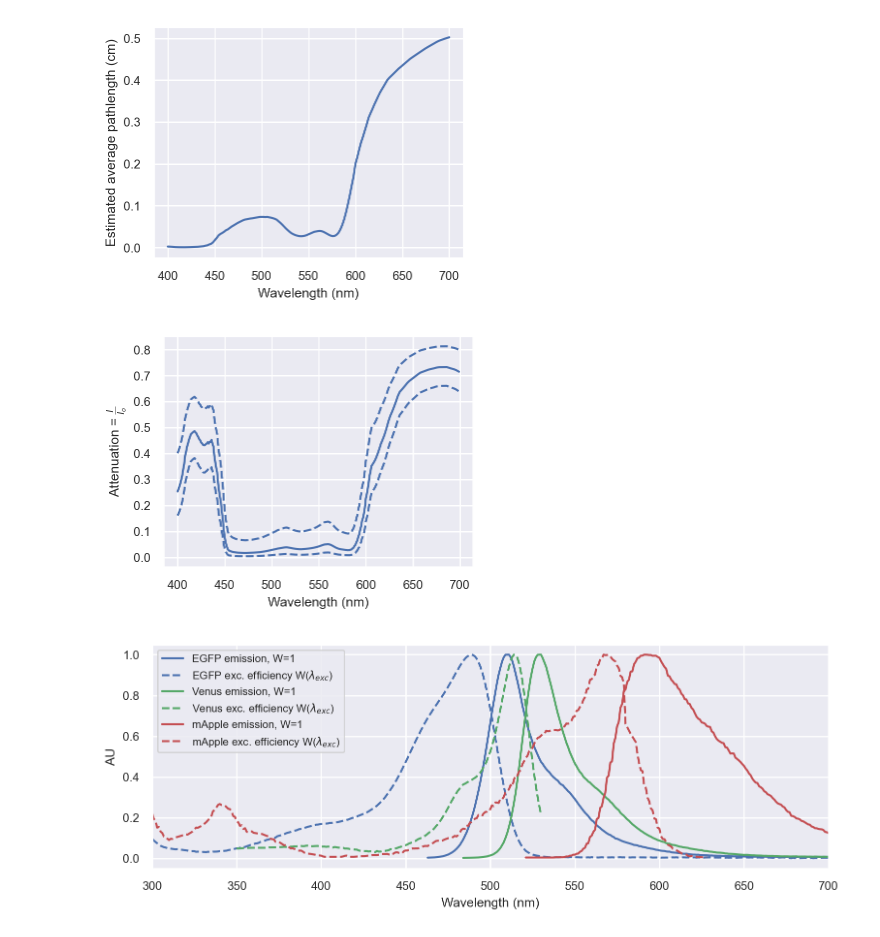
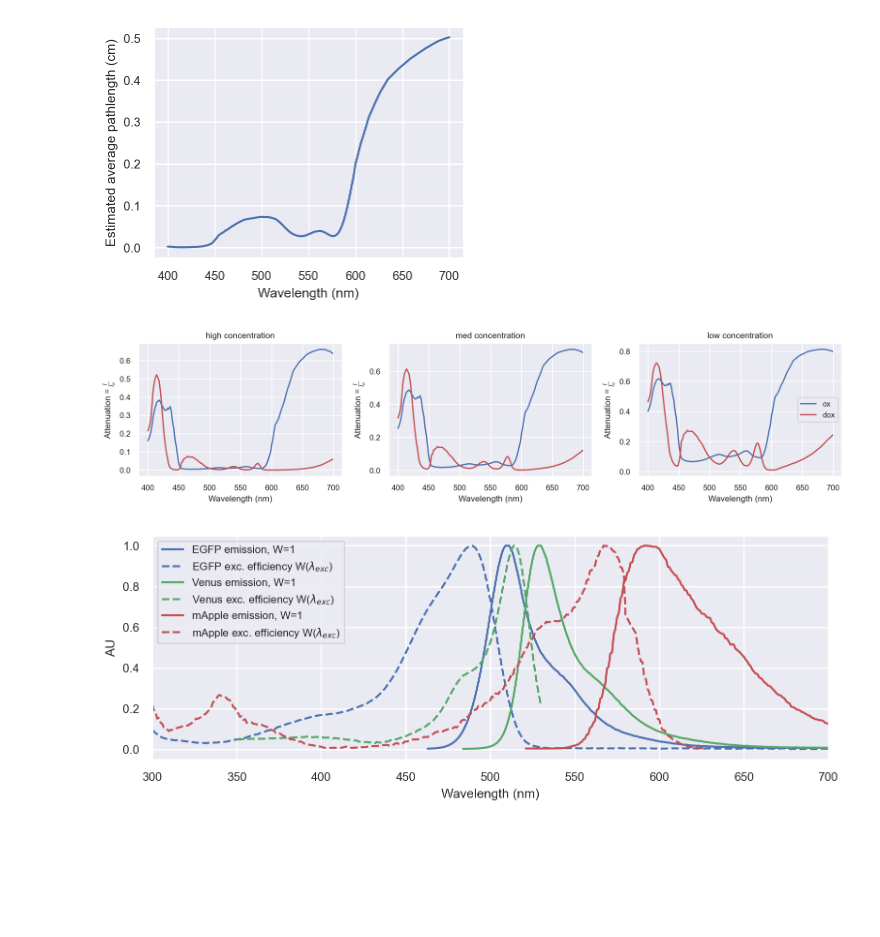
Before and after one commit to AllenInstitute/sourcesep, a Jupyter notebook: notebooks/01_explore_pilot.ipynb, the cells around one changed output. Drawn from its saved outputs; the diff is of its cells as text; code cells hidden in the pictures; blank space fills up the shorter version.

Commit message:
hemodynamics related attenuation plot

```diff
--- a/notebooks/01_explore_pilot.ipynb
+++ b/notebooks/01_explore_pilot.ipynb
@@ -102,27 +102,41 @@ plt.show()
 # %%
 L_arr = np.arange(400,700,1)
 l = np.interp(x=L_arr, xp=df['Wavelength (nm)'], fp=df['Estimated average pathlength (cm)']) # cm
-e = np.interp(x=L_arr, xp=HbAbs['wavelength'],fp=HbAbs['Hb02 (cm-1/M)']) #cm-1.mol-1.L
+e_ox = np.interp(x=L_arr, xp=HbAbs['wavelength'],fp=HbAbs['Hb02 (cm-1/M)']) #cm-1.mol-1.L
+e_dox = np.interp(x=L_arr, xp=HbAbs['wavelength'],fp=HbAbs['Hb (cm-1/M)']) #cm-1.mol-1.L
 M = 64500 # g/mol
 
 x = 150 # g/L
-att_av = np.exp(-1*l*e*x/M)
+att_av = np.exp(-1*l*e_ox*x/M)
+att_av_dox = np.exp(-1*l*e_dox*x/M)
 
 x = 200 # g/L
-att_hi = np.exp(-1*l*e*x/M)
+att_hi = np.exp(-1*l*e_ox*x/M)
+att_hi_dox = np.exp(-1*l*e_dox*x/M)
 
 x = 100 # g/L
-att_lo = np.exp(-1*l*e*x/M)
+att_lo = np.exp(-1*l*e_ox*x/M)
+att_lo_dox = np.exp(-1*l*e_dox*x/M)
 
 
-f, ax = plt.subplots(1,1,figsize=(4,3))
-ax.plot(L_arr,att_hi,'b--')
-ax.plot(L_arr,att_av,'b-')
-ax.plot(L_arr,att_lo,'b--')
-ax.set(xlabel='Wavelength (nm)', ylabel=r'Attenuation = $\frac{I}{I_o}$')
+f, ax = plt.subplots(1,3,figsize=(12,3))
+ax[0].plot(L_arr,att_hi,'b-',     label='ox')
+ax[0].plot(L_arr,att_hi_dox,'r-', label='dox')
+
+ax[1].plot(L_arr,att_av,'b-', label='ox')
+ax[1].plot(L_arr,att_av_dox,'r-', label='dox')
+
+ax[2].plot(L_arr,att_lo,'b-', label='ox')
+ax[2].plot(L_arr,att_lo_dox,'r-', label='dox')
+
+lbl = ['high concentration', 'med concentration', 'low concentration']
+for i,a in enumerate(ax):
+    a.set(xlabel='Wavelength (nm)', ylabel=r'Attenuation = $\frac{I}{I_o}$', title=lbl[i])
+plt.tight_layout()
+plt.legend()
 plt.show()
 # %% [output]
-[figure, old version]
+[figure, new version]
 # %%
 f, ax = plt.subplots(1,1,figsize=(9,3))
 ax.plot(EGFP['wavelength'], EGFP['EGFP em'], '-', c='b',label=r'EGFP emission, W=1')
```
